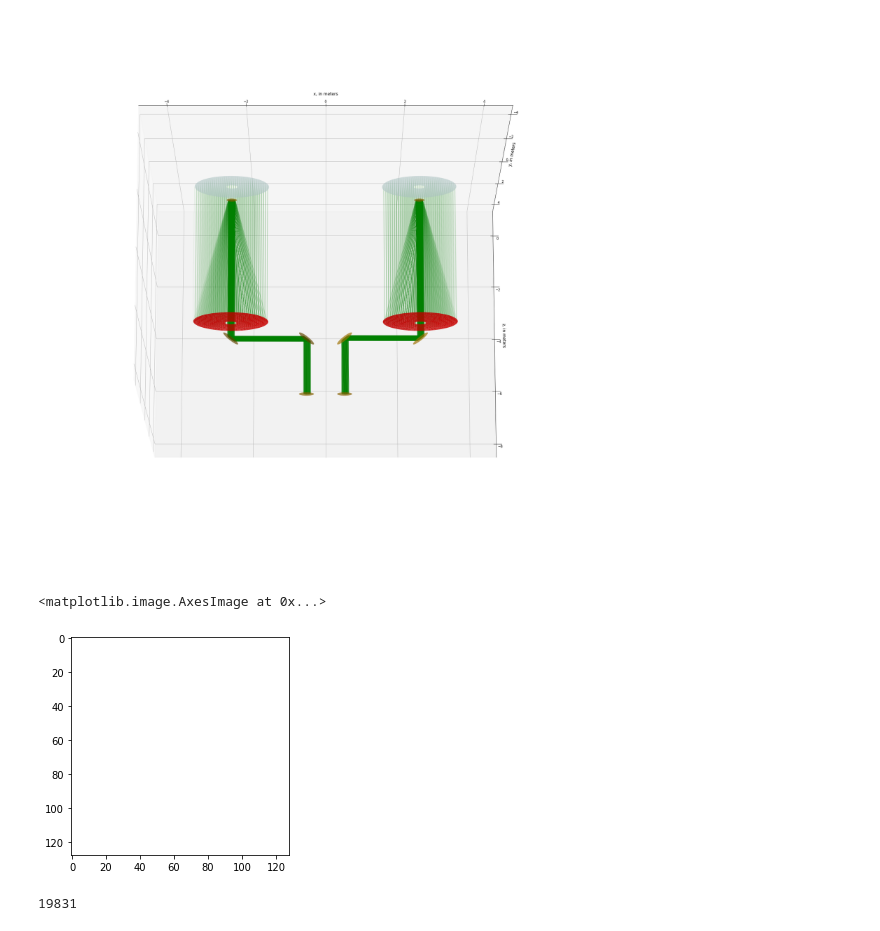
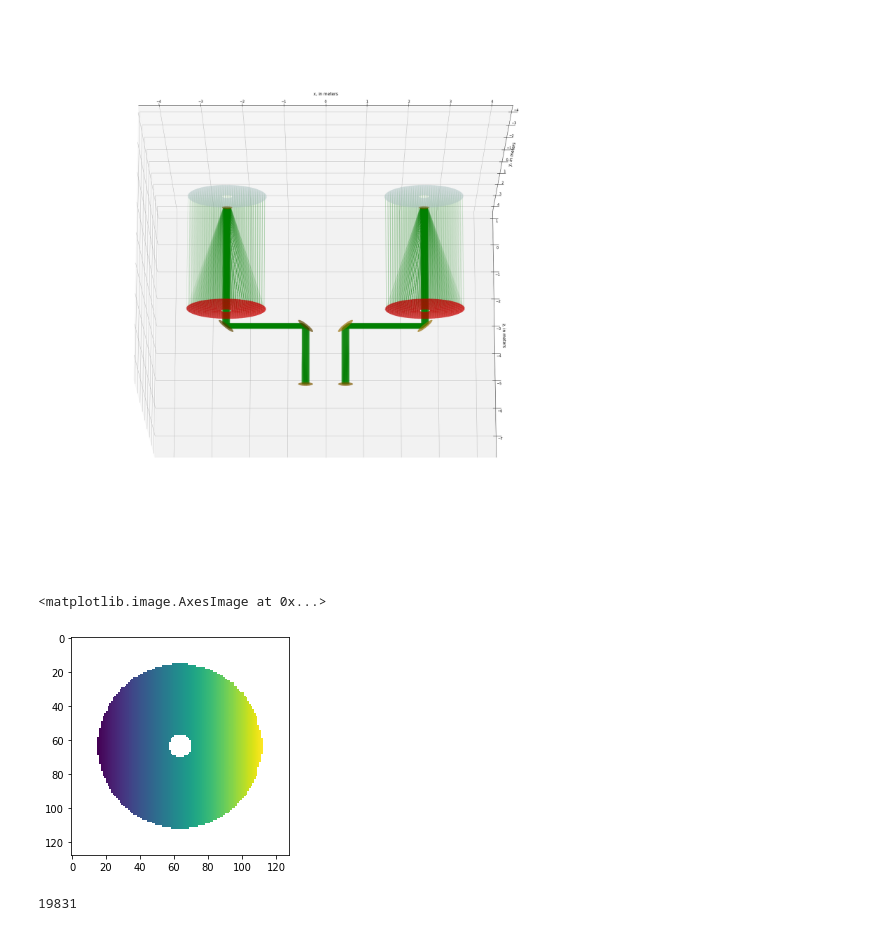
Before and after one commit to pigsboss/pimms, a Jupyter notebook: notes/raytracing.ipynb, the cells around one changed output. Drawn from its saved outputs; the diff is of its cells as text; code cells hidden in the pictures.

```diff
--- a/notes/raytracing.ipynb
+++ b/notes/raytracing.ipynb
@@ -1,29 +1,29 @@
 # %%
 import pimms.optics as op
 import copy
 reload(op)
-assembly=op.PhotonCollector()
+assembly=op.PhotonCollector(fov=np.deg2rad(5./60.))
 m3=copy.deepcopy(assembly.parts[-1])
 m3.boundary=(0,1)
 m3.p[0]=2.
 d1=op.Detector(m3.d_out/2., 128, p=np.copy(m3.p))
 d1.p[2]=d1.p[2]-2
 assembly.add_part(m3)
 assembly.add_part(d1)
 new_assembly=copy.deepcopy(assembly)
 assembly.move([-2.5,0,0])
 new_assembly.rotate(op.quat.from_angles(np.pi, 0.))
 new_assembly.move([+2.5,0,0])
 assembly.join(new_assembly)
 del new_assembly
-s=op.LightSource((np.pi,np.deg2rad(1e-2),np.inf))
+s=op.LightSource((np.pi,np.deg2rad(.03/3600.),np.inf))
 p,q=s(assembly.get_entrance(), 1000, 1, sampling='dizzle')
 trace,seq=assembly.trace(q,steps=6)
 fig=plt.figure(figsize=(30,30))
 ax=fig.add_subplot(111,projection='3d')
-trigs,zs,extent=assembly.draw(axes=ax,draw_virtual=True,raytrace=trace,view_angles=(-15, -90))
+trigs,zs,extent=assembly.draw(nside=64,axes=ax,draw_virtual=True,raytrace=trace,view_angles=(-15, -90))
 # %% [output]
-[figure, old version]
+[figure, new version]
 # %%
 dets=assembly.get_detectors()
 dets[0].photon_buffer=np.empty((0,),dtype=op.sptype)
@@ -33,7 +33,7 @@ for i in range(4):
 plt.imshow(dets[0].readout(clear_buffer=False)[1])
 # %% [output]
 <matplotlib.image.AxesImage at 0x...>
-[figure, old version]
+[figure, new version]
 # %%
 q.size
 # %% [output]
```
Also changed, not shown: parts of 10 cells of this notebook, 1 other file.
